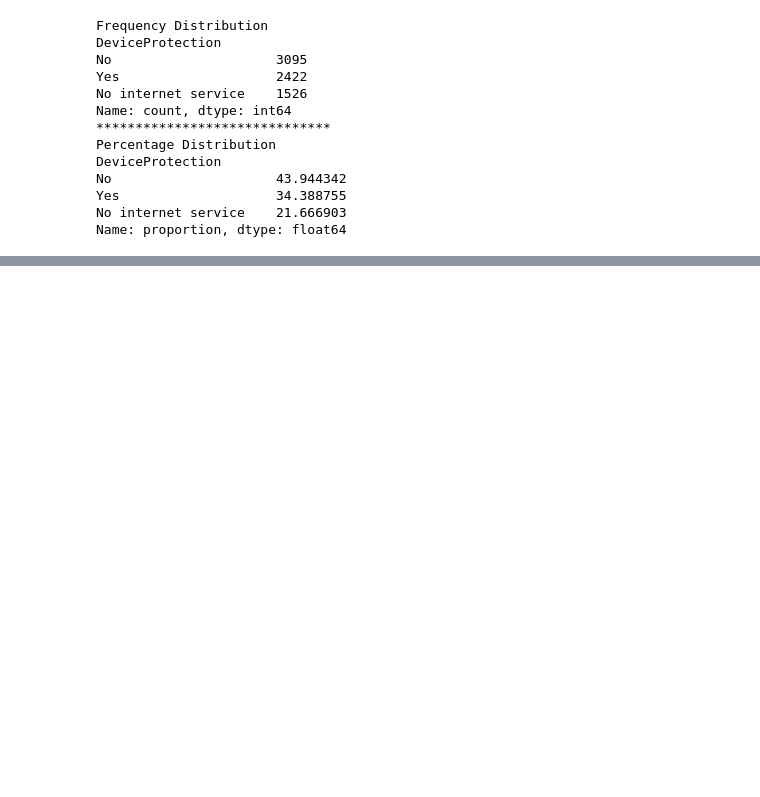
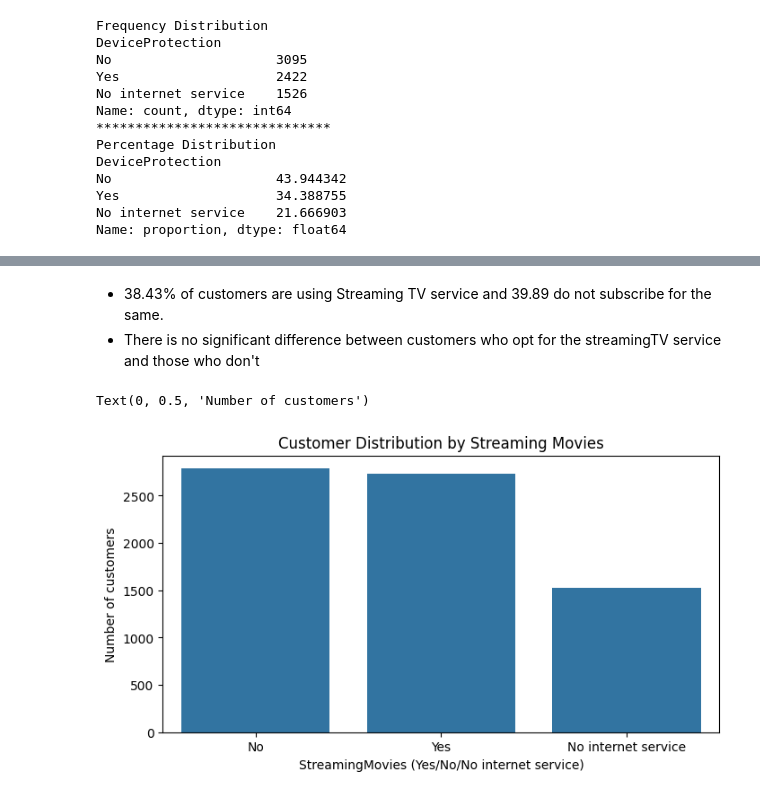
Before and after one commit to dheeraj59/Telco-Customer-Churn-EDA, a Jupyter notebook: eda.ipynb, the cells around one changed output, grey strips where cells are left out. Saved outputs shown, nothing was run; the diff lists cells and outputs as text; code cells hidden in the pictures; blank space fills up the shorter version.

```diff
--- a/eda.ipynb
+++ b/eda.ipynb
@@ -766,0 +826,12 @@ EDA Insight
+# %% [markdown]
+- 38.43% of customers are using Streaming TV service and 39.89 do not subscribe for the same.
+- There is no significant difference between customers who opt for the streamingTV service and those who don't
+# %%
+plt.figure(figsize=(8,4))
+sns.countplot(data = df, x = "StreamingMovies")
+plt.title("Customer Distribution by Streaming Movies")
+plt.xlabel("StreamingMovies (Yes/No/No internet service)")
+plt.ylabel("Number of customers")
+# %% [output]
+Text(0, 0.5, 'Number of customers')
+[figure, added]
```
Also changed, not shown: parts of 17 cells of this notebook.
